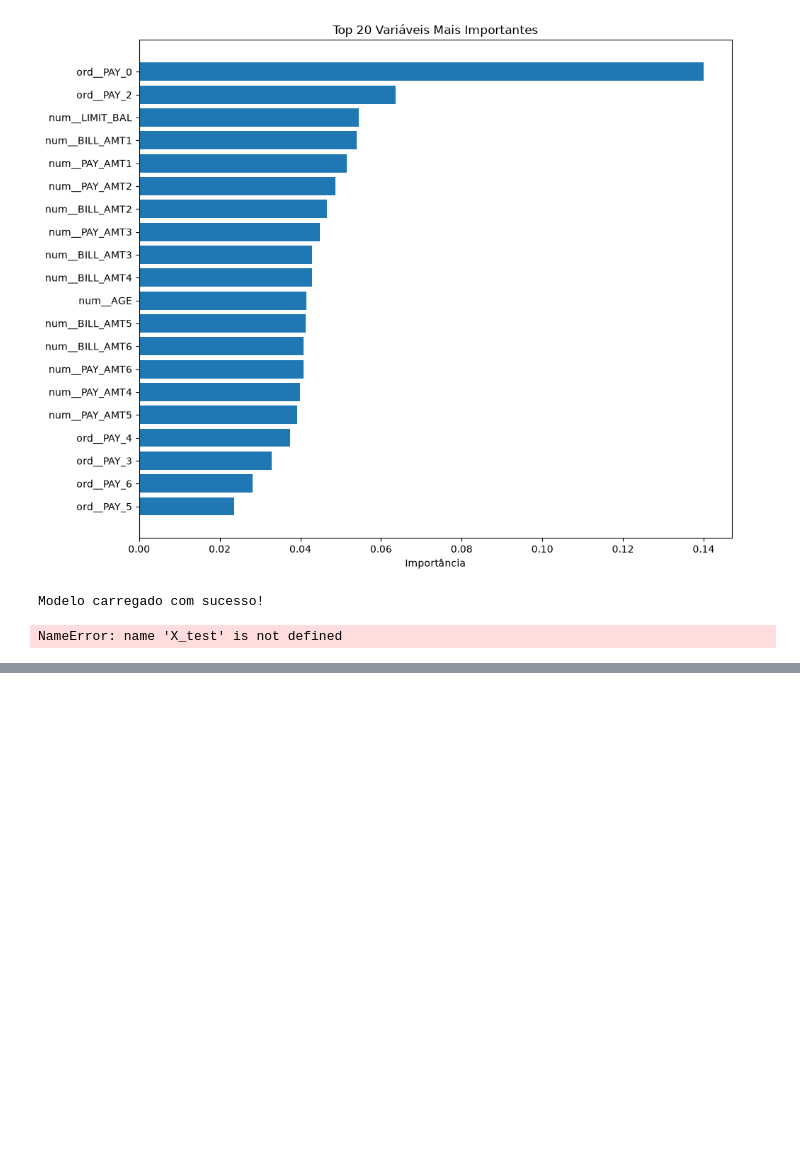
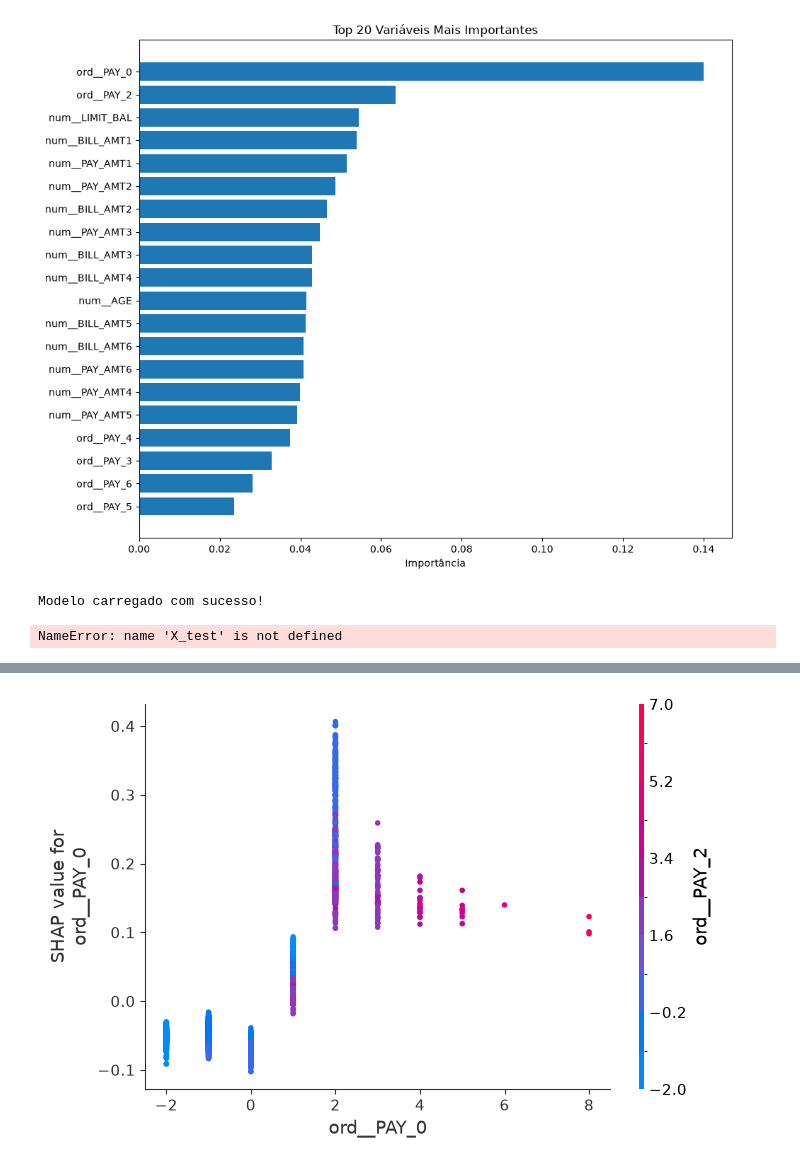
Before and after one commit to Igor-Millis/credit-default-api, a Jupyter notebook: notebooks/07_modeling_randomforest.ipynb, the cells around one changed output, grey strips where cells are left out. Saved outputs shown, nothing was run; the diff lists cells and outputs as text; code cells hidden in the pictures; blank space fills up the shorter version.

```diff
--- a/notebooks/07_modeling_randomforest.ipynb
+++ b/notebooks/07_modeling_randomforest.ipynb
@@ -817,0 +1004,11 @@ NameError: name 'X_test' is not defined
+# %%
+indice_pay0 = list(feature_names).index("ord__PAY_0")
+
+shap.dependence_plot(
+    indice_pay0,
+    shap_class_1,
+    X_test_transformed,
+    feature_names=feature_names
+)
+# %% [output]
+[figure, added]
```
Also changed, not shown: parts of 7 cells of this notebook, 4 other files.
